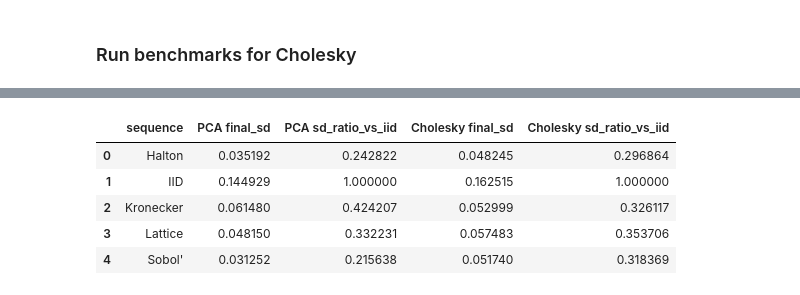
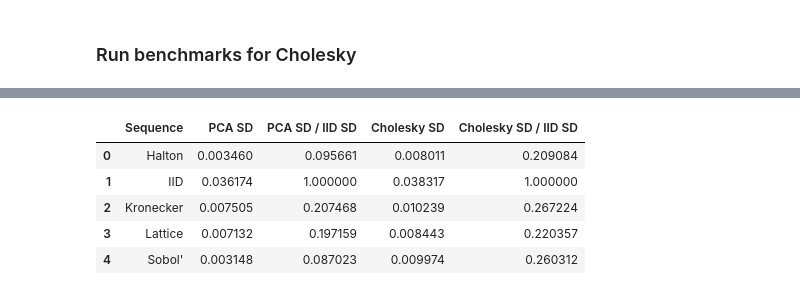
Before and after one commit to fjhickernell/MCQMC26, a Jupyter notebook: notebooks/MCQMC2026_UQ_Penalty_Example.ipynb, the cells around one changed output, grey strips where cells are left out. Cells and saved outputs as stored; diff of their text form; code cells hidden in the pictures.

```diff
--- a/notebooks/MCQMC2026_UQ_Penalty_Example.ipynb
+++ b/notebooks/MCQMC2026_UQ_Penalty_Example.ipynb
@@ -770,7 +770,12 @@ def summarize_running(running, sequences, transform):
 
     return pd.DataFrame(rows)
 
-def write_summary_table(summary, transform_key, sequence_suffix):
+def write_summary_table(
+    summary,
+    transform_key,
+    sequence_suffix,
+    n=None,
+):
     filename = f"summary_{transform_key}_{sequence_suffix}.md"
 
     summary_md = summary.to_markdown(
@@ -778,15 +783,23 @@ def write_summary_table(summary, transform_key, sequence_suffix):
         floatfmt=("", ".3g", ".3f"),
     )
 
+    header = ""
+    if n is not None:
+        header = (
+            f"<div style='text-align:center;'>"
+            rf"<em>For $n = {n}$</em>"
+            "</div>\n"
+        )
+
+    full_md = header + summary_md + "\n"
+
     cache_path = CACHE_TABLE_DIR / filename
-    artifact_path = ARTIFACT_TABLE_DIR / filename
 
-    cache_path.write_text(summary_md + "\n")
-    artifact_path.write_text(summary_md + "\n")
+    cache_path.write_text(full_md)
 
-    print(f"Saved table to:\n{cache_path}\n{artifact_path}")
+    print(f"Saved table to:\n{cache_path}")
 
-    return artifact_path
+    return cache_path
 # %% [markdown]
 #### Path for saving data
 # %%
@@ -943,7 +956,7 @@ def plot_and_summarize_transform_benchmark(
             title=f"{transform['label']}",
             n_min_plot=n_min_plot,
             fill_hw=fill_hw,
-            savefig=f"running_estimates_{transform['savefig_suffix']}_{sequence_suffix}"
+            savefig=f"running_estimates_{transform['savefig_suffix']}_{sequence_suffix}",
         )
 
     if make_sd_plot:
@@ -952,7 +965,7 @@ def plot_and_summarize_transform_benchmark(
             sequences=plot_sequences,
             title=f"{transform['label']}",
             n_min_plot=n_min_plot,
-            savefig=f"running_estimates_{transform['savefig_suffix']}_{sequence_suffix}"
+            savefig=f"running_sd_vs_n_{transform['savefig_suffix']}_{sequence_suffix}",
         )
 
     summary = summarize_running(
@@ -965,13 +978,14 @@ def plot_and_summarize_transform_benchmark(
         summary=summary,
         transform_key=transform_key,
         sequence_suffix=sequence_suffix,
+        n=running["iid"].shape[1],
     )
 
     return summary
 # %% [markdown]
 ### Parameters for the replications
 # %%
-n = 2**10 #max sample size for benchmarks
+n = 2**14 #max sample size for benchmarks
 n_min_plt= n // 2**5  #min sample size for plots
 # %% [markdown]
 ### Run PCA benchmarks
@@ -1106,15 +1128,15 @@ display(chol_summary)
 # %%
 summary_all = pca_summary.merge(
     chol_summary,
-    on="sequence",
+    on="Sequence",
     how="outer",
 )
 
 summary_all
 # %% [output]
-|  | sequence | PCA final_sd | PCA sd_ratio_vs_iid | Cholesky final_sd | Cholesky sd_ratio_vs_iid |
-| 0 | Halton | 0.035192 | 0.242822 | 0.048245 | 0.296864 |
-| 1 | IID | 0.144929 | 1.000000 | 0.162515 | 1.000000 |
-| 2 | Kronecker | 0.061480 | 0.424207 | 0.052999 | 0.326117 |
-| 3 | Lattice | 0.048150 | 0.332231 | 0.057483 | 0.353706 |
-| 4 | Sobol' | 0.031252 | 0.215638 | 0.051740 | 0.318369 |
+|  | Sequence | PCA SD | PCA SD / IID SD | Cholesky SD | Cholesky SD / IID SD |
+| 0 | Halton | 0.003460 | 0.095661 | 0.008011 | 0.209084 |
+| 1 | IID | 0.036174 | 1.000000 | 0.038317 | 1.000000 |
+| 2 | Kronecker | 0.007505 | 0.207468 | 0.010239 | 0.267224 |
+| 3 | Lattice | 0.007132 | 0.197159 | 0.008443 | 0.220357 |
+| 4 | Sobol' | 0.003148 | 0.087023 | 0.009974 | 0.260312 |
```
Also changed, not shown: parts of 7 cells of this notebook, 10 other files.
